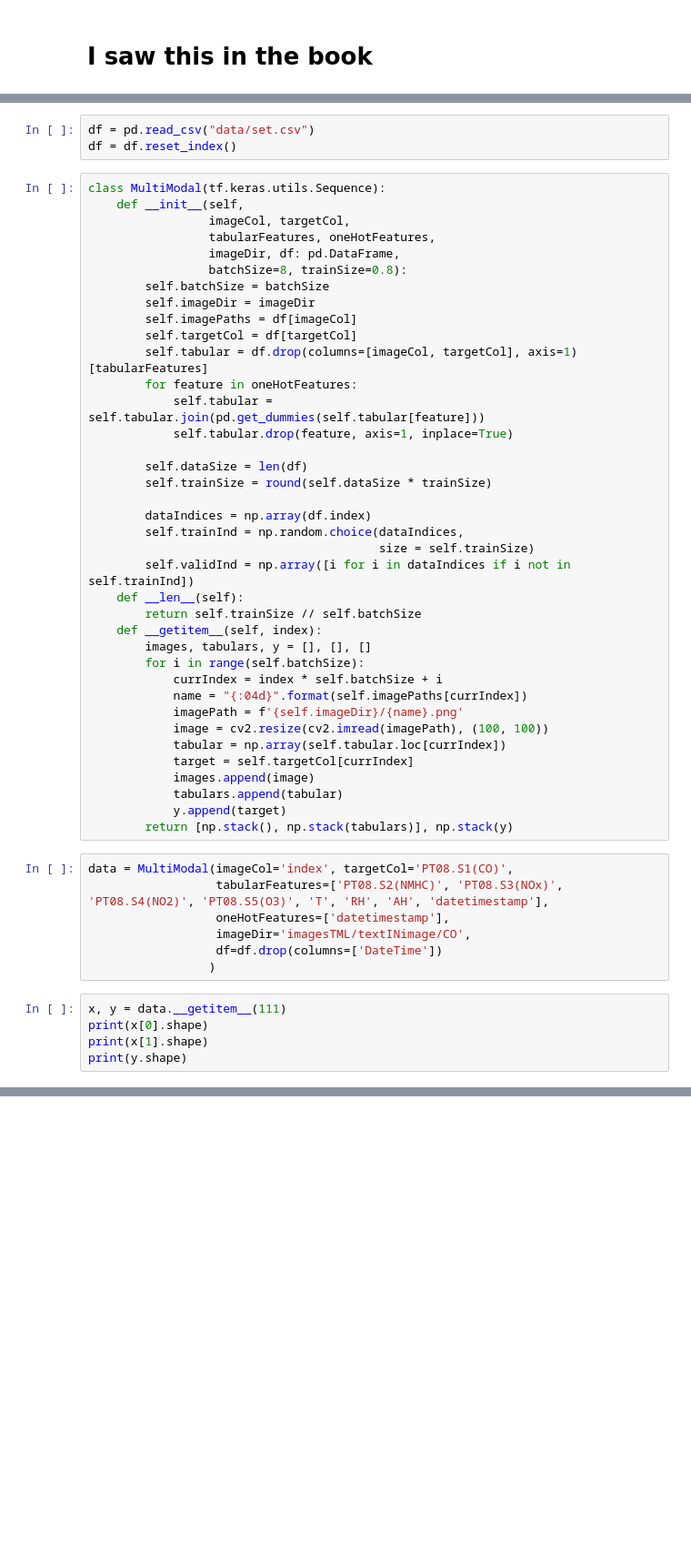
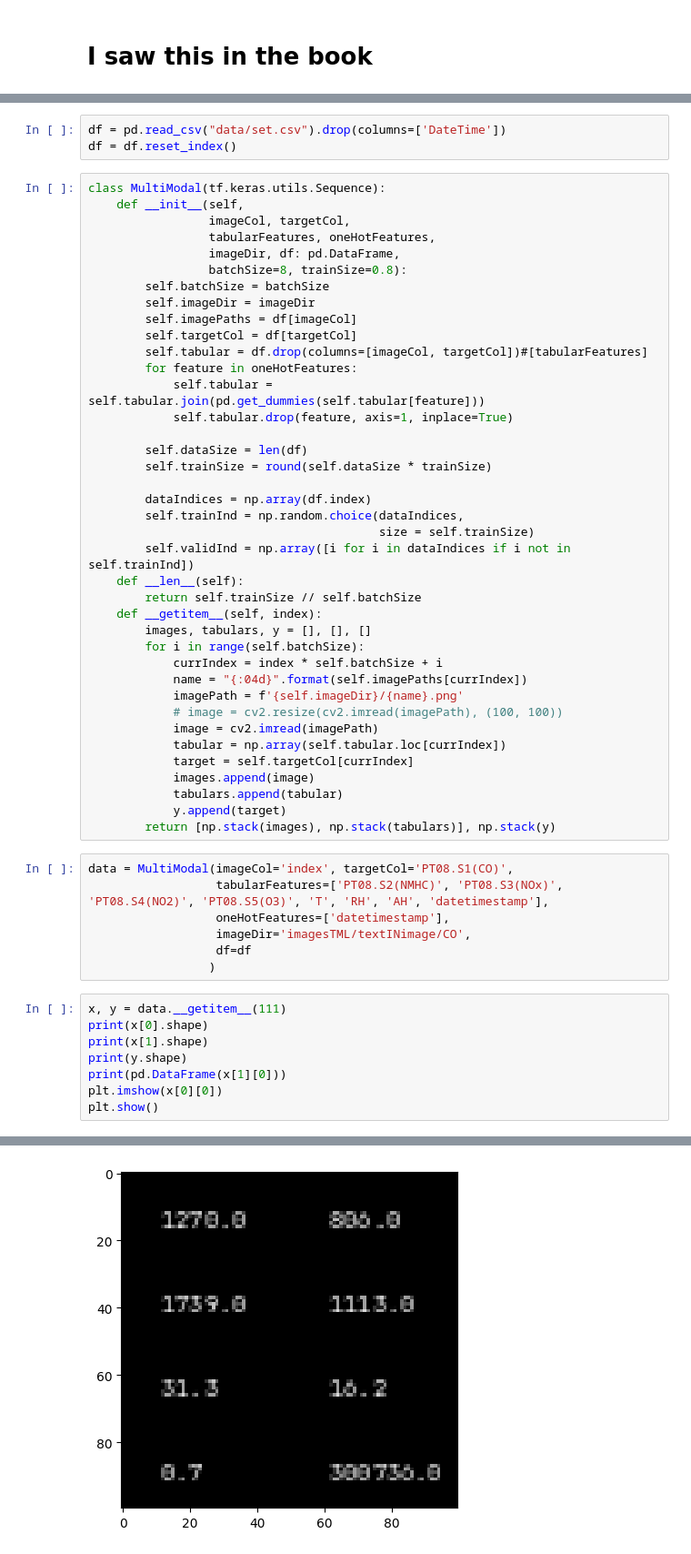
Before and after one commit to miiky976/dl4td_aq, a Jupyter notebook: Master/02-0Based.ipynb, the cells around one changed output, grey strips where cells are left out. Shown at 91% size. Drawn from its saved outputs; the diff is of its cells as text; blank space fills up the shorter version.

```diff
--- a/Master/02-0Based.ipynb
+++ b/Master/02-0Based.ipynb
@@ -17,5 +12,5 @@ To enable the following instructions: AVX2 FMA, in other operations, rebuild Ten
 # %%
-df = pd.read_csv("data/set.csv")
+df = pd.read_csv("data/set.csv").drop(columns=['DateTime'])
 df = df.reset_index()
 # %%
 class MultiModal(tf.keras.utils.Sequence):
@@ -28,7 +23,7 @@ class MultiModal(tf.keras.utils.Sequence):
         self.imageDir = imageDir
         self.imagePaths = df[imageCol]
         self.targetCol = df[targetCol]
-        self.tabular = df.drop(columns=[imageCol, targetCol], axis=1)[tabularFeatures]
+        self.tabular = df.drop(columns=[imageCol, targetCol])#[tabularFeatures]
         for feature in oneHotFeatures:
             self.tabular = self.tabular.join(pd.get_dummies(self.tabular[feature]))
             self.tabular.drop(feature, axis=1, inplace=True)
@@ -48,25 +43,29 @@ class MultiModal(tf.keras.utils.Sequence):
             currIndex = index * self.batchSize + i
             name = "{:04d}".format(self.imagePaths[currIndex])
             imagePath = f'{self.imageDir}/{name}.png'
-            image = cv2.resize(cv2.imread(imagePath), (100, 100))
+            # image = cv2.resize(cv2.imread(imagePath), (100, 100))
+            image = cv2.imread(imagePath)
             tabular = np.array(self.tabular.loc[currIndex])
             target = self.targetCol[currIndex]
             images.append(image)
             tabulars.append(tabular)
             y.append(target)
-        return [np.stack(), np.stack(tabulars)], np.stack(y)
+        return [np.stack(images), np.stack(tabulars)], np.stack(y)
 # %%
 data = MultiModal(imageCol='index', targetCol='PT08.S1(CO)',
                   tabularFeatures=['PT08.S2(NMHC)', 'PT08.S3(NOx)', 'PT08.S4(NO2)', 'PT08.S5(O3)', 'T', 'RH', 'AH', 'datetimestamp'],
                   oneHotFeatures=['datetimestamp'],
                   imageDir='imagesTML/textINimage/CO',
-                  df=df.drop(columns=['DateTime'])
+                  df=df
                  )
 # %%
 x, y = data.__getitem__(111)
 print(x[0].shape)
 print(x[1].shape)
 print(y.shape)
+print(pd.DataFrame(x[1][0]))
+plt.imshow(x[0][0])
+plt.show()
 # %% [output]
 (8, 100, 100, 3)
 (8, 8452)
@@ -74,3 +87,4 @@ print(y.shape)
+[figure, added]
 # %%
 imgInput = layers.Input((100, 100, 3))
 x = layers.Conv2D(8, (3, 3), activation='relu', padding='valid')(imgInput)
```
Also changed, not shown: parts of 6 cells of this notebook, 11 other files.
